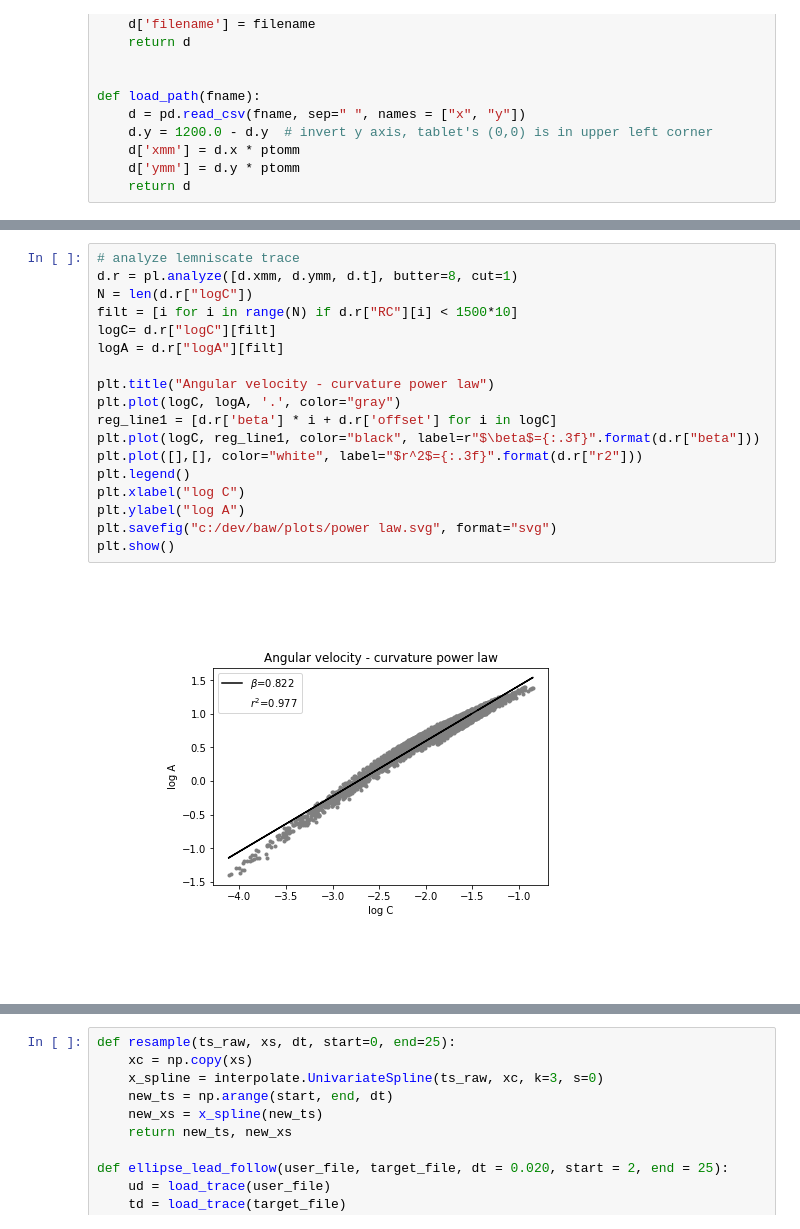
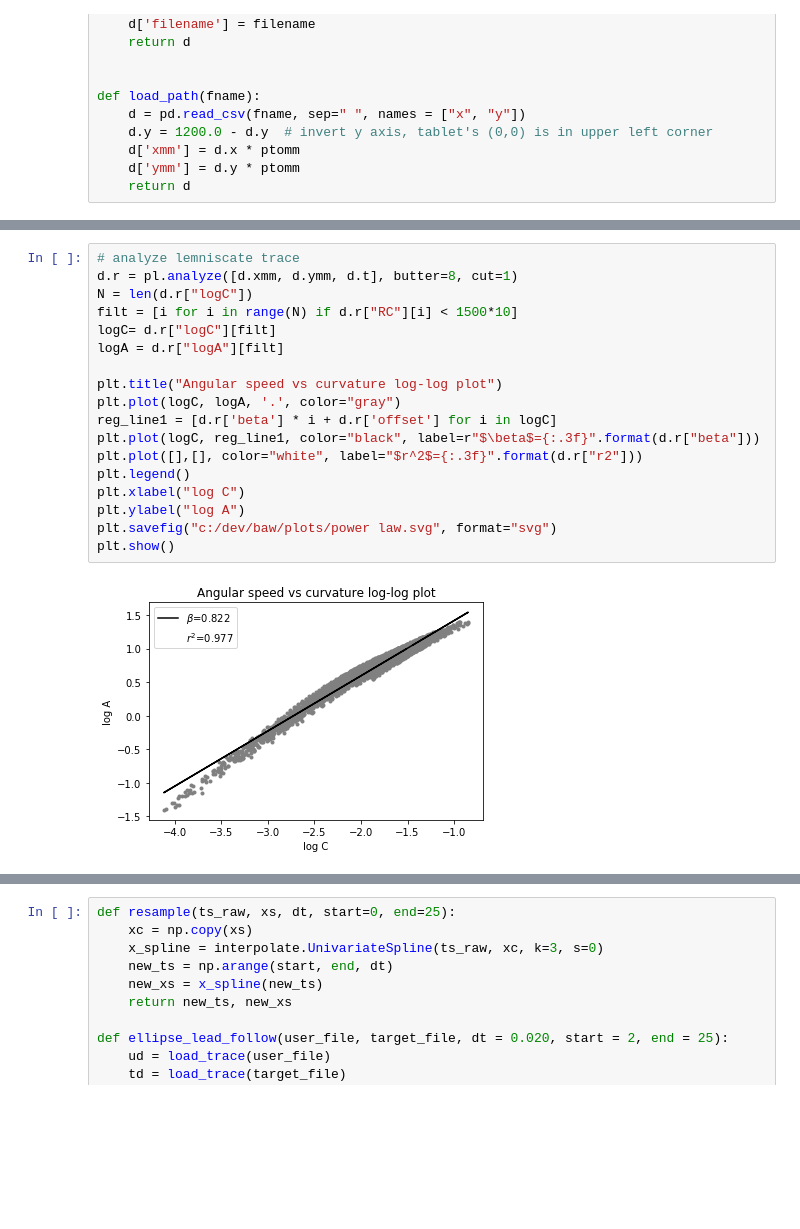
Before and after one commit to adam-matic/KinematicCognition-Analysis, a Jupyter notebook: Analysis_KinematicCognition.ipynb, the cells around one changed output, grey strips where cells are left out. Drawn from its saved outputs; the diff is of its cells as text; blank space fills up the shorter version.

```diff
--- a/Analysis_KinematicCognition.ipynb
+++ b/Analysis_KinematicCognition.ipynb
@@ -51,23 +51,23 @@ plt.show()
 # %%
 # analyze lemniscate trace
 d.r = pl.analyze([d.xmm, d.ymm, d.t], butter=8, cut=1)
 N = len(d.r["logC"])
 filt = [i for i in range(N) if d.r["RC"][i] < 1500*10]
 logC= d.r["logC"][filt]
 logA = d.r["logA"][filt]
 
-plt.title("Angular velocity - curvature power law")
+plt.title("Angular speed vs curvature log-log plot")
 plt.plot(logC, logA, '.', color="gray")
 reg_line1 = [d.r['beta'] * i + d.r['offset'] for i in logC]
 plt.plot(logC, reg_line1, color="black", label=r"$\beta$={:.3f}".format(d.r["beta"]))
 plt.plot([],[], color="white", label="$r^2$={:.3f}".format(d.r["r2"]))
 plt.legend()
 plt.xlabel("log C")
 plt.ylabel("log A")
 plt.savefig("c:/dev/baw/plots/power law.svg", format="svg")
 plt.show()
 # %% [output]
-[figure, old version]
+[figure, new version]
 # %%
 take = 700
 c1 = "tab:blue"
```
Also changed, not shown: parts of 12 cells of this notebook, 2 other files.
